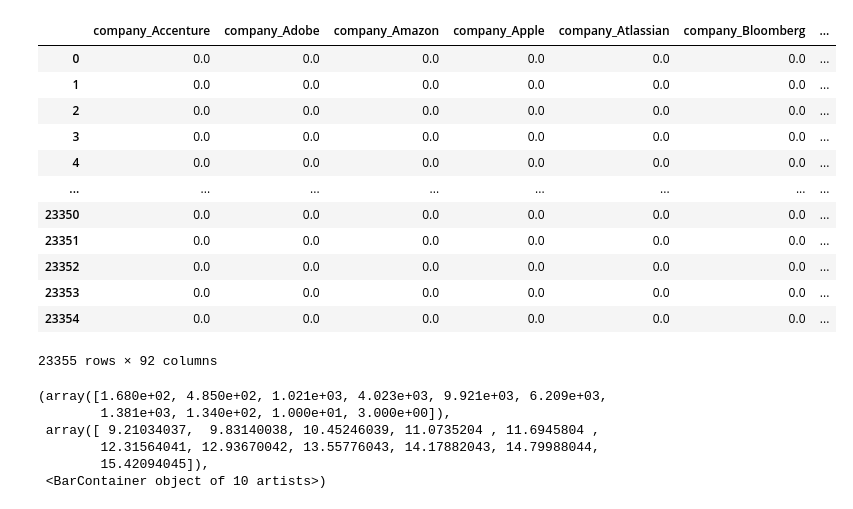
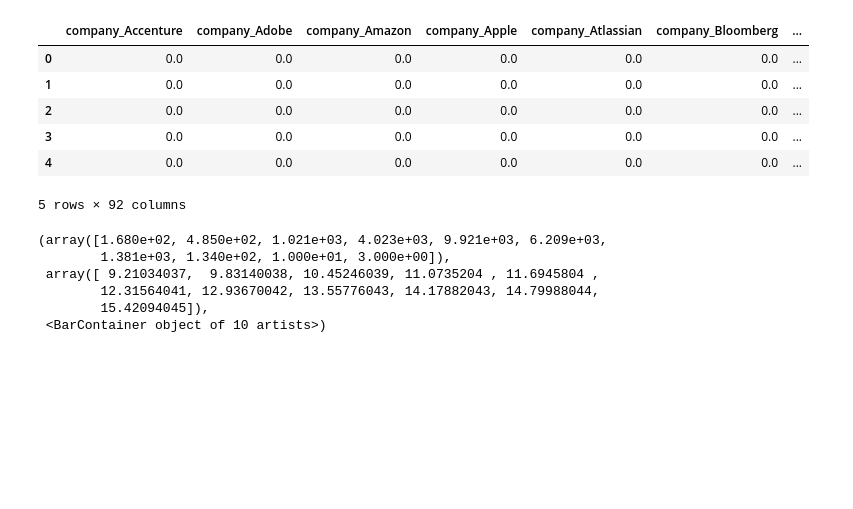
Before and after one commit to kateoss/stem-salaries, a Jupyter notebook: Notebooks/Model_training.ipynb, the cells around one changed output. Drawn from its saved outputs; the diff is of its cells as text; code cells hidden in the pictures; blank space fills up the shorter version.

```diff
--- a/Notebooks/Model_training.ipynb
+++ b/Notebooks/Model_training.ipynb
@@ -18,21 +18,15 @@ from sklearn.model_selection import GridSearchCV
 # %%
 data = pd.read_csv("..\Data\clean_data_for_model.csv")
 # %%
-data
+data.head()
 # %% [output]
 |  | company_Accenture | company_Adobe | company_Amazon | company_Apple | company_Atlassian | company_Bloomberg | ... |
 | 0 | 0.0 | 0.0 | 0.0 | 0.0 | 0.0 | 0.0 | ... |
 | 1 | 0.0 | 0.0 | 0.0 | 0.0 | 0.0 | 0.0 | ... |
 | 2 | 0.0 | 0.0 | 0.0 | 0.0 | 0.0 | 0.0 | ... |
 | 3 | 0.0 | 0.0 | 0.0 | 0.0 | 0.0 | 0.0 | ... |
 | 4 | 0.0 | 0.0 | 0.0 | 0.0 | 0.0 | 0.0 | ... |
-| ... | ... | ... | ... | ... | ... | ... | ... |
-| 23350 | 0.0 | 0.0 | 0.0 | 0.0 | 0.0 | 0.0 | ... |
-| 23351 | 0.0 | 0.0 | 0.0 | 0.0 | 0.0 | 0.0 | ... |
-| 23352 | 0.0 | 0.0 | 0.0 | 0.0 | 0.0 | 0.0 | ... |
-| 23353 | 0.0 | 0.0 | 0.0 | 0.0 | 0.0 | 0.0 | ... |
-| 23354 | 0.0 | 0.0 | 0.0 | 0.0 | 0.0 | 0.0 | ... |
-23355 rows × 92 columns
+5 rows × 92 columns
 # %%
 #X, y split:
 # %%
```
Also changed, not shown: parts of 11 cells of this notebook, 4 other files.
